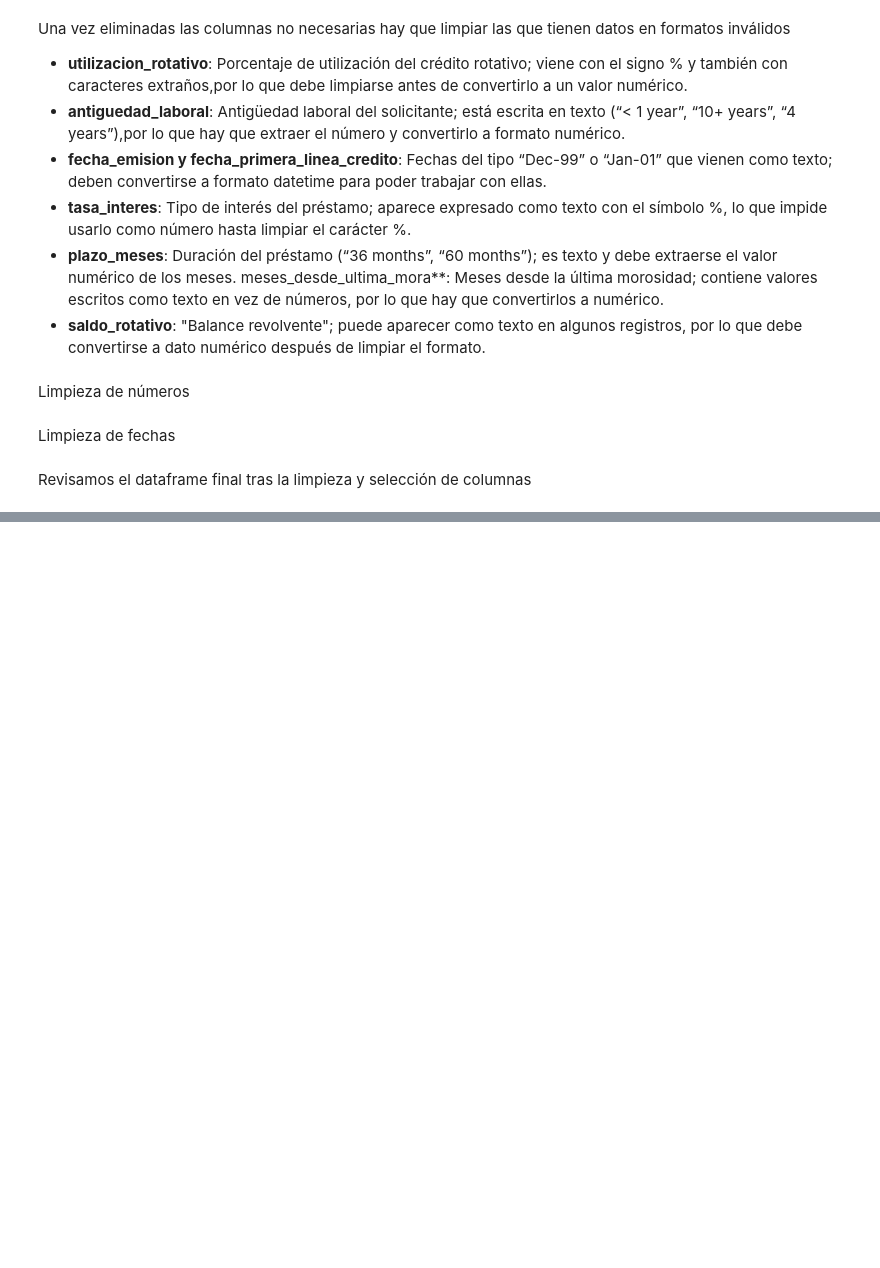
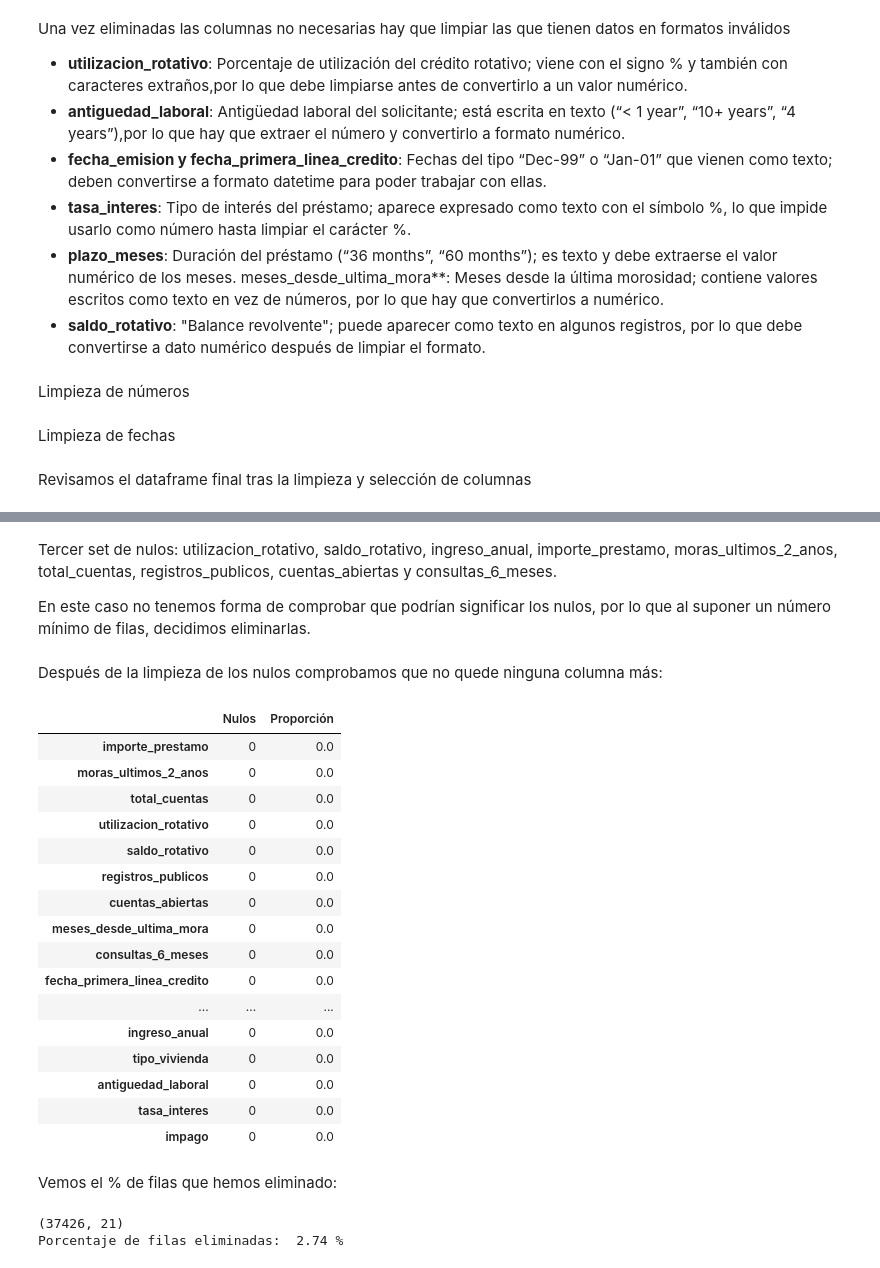
Before and after one commit to Jxweyy/CUNEF__PROYECTO_APRENDIZAJE_AUTOMATICO, a Jupyter notebook: 00_EDA.ipynb, the cells around one changed output, grey strips where cells are left out. Drawn from its saved outputs; the diff is of its cells as text; code cells hidden in the pictures; blank space fills up the shorter version.

```diff
--- a/00_EDA.ipynb
+++ b/00_EDA.ipynb
@@ -242,0 +288,6 @@ df.head(15)
+# %%
+df_filtrado_meses_mora = df[df["meses_desde_ultima_mora"].isna()]
+
+print(df_filtrado_meses_mora["moras_ultimos_2_anos"].value_counts())
+
+df["meses_desde_ultima_mora"] = df["meses_desde_ultima_mora"].fillna(0)
@@ -242,0 +304,6 @@ df.head(15)
+# %%
+df_filtrado_antiguedad_laboral = df[df["antiguedad_laboral"].isnull()]
+
+print(df_filtrado_antiguedad_laboral["ingreso_anual"])
+
+df = df.dropna(subset=["antiguedad_laboral"])
@@ -242,0 +323,49 @@ df.head(15)
+# %% [markdown]
+Tercer set de nulos: utilizacion_rotativo, saldo_rotativo, ingreso_anual, importe_prestamo, moras_ultimos_2_anos, total_cuentas, registros_publicos, cuentas_abiertas y consultas_6_meses.
+
+En este caso no tenemos forma de comprobar que podrían significar los nulos, por lo que al suponer un número mínimo de filas, decidimos eliminarlas.
+# %%
+columnas_nulos = ["utilizacion_rotativo", "saldo_rotativo", "ingreso_anual", "importe_prestamo", "moras_ultimos_2_anos",
+                  "total_cuentas", "registros_publicos", "cuentas_abiertas", "consultas_6_meses"]
+
+for columna in columnas_nulos:
+    df = df.dropna(subset=[columna])
+# %% [markdown]
+Después de la limpieza de los nulos comprobamos que no quede ninguna columna más:
+# %%
+nulos = pd.DataFrame({
+    "Nulos": df.isna().sum(),
+    "Proporción": df.isna().mean()
+}).sort_values("Proporción", ascending=False)
+
+nulos
+# %% [output]
+|  | Nulos | Proporción |
+| importe_prestamo | 0 | 0.0 |
+| moras_ultimos_2_anos | 0 | 0.0 |
+| total_cuentas | 0 | 0.0 |
+| utilizacion_rotativo | 0 | 0.0 |
+| saldo_rotativo | 0 | 0.0 |
+| registros_publicos | 0 | 0.0 |
+| cuentas_abiertas | 0 | 0.0 |
+| meses_desde_ultima_mora | 0 | 0.0 |
+| consultas_6_meses | 0 | 0.0 |
+| fecha_primera_linea_credito | 0 | 0.0 |
+| ... | ... | ... |
+| ingreso_anual | 0 | 0.0 |
+| tipo_vivienda | 0 | 0.0 |
+| antiguedad_laboral | 0 | 0.0 |
+| tasa_interes | 0 | 0.0 |
+| impago | 0 | 0.0 |
+# %% [markdown]
+Vemos el % de filas que hemos eliminado:
+# %%
+estructura_filas_final = df.shape
+
+print(estructura_filas_final)
+
+porc_columnas_eliminadas = (estructura_filas_inicio[0] - estructura_filas_final[0]) / estructura_filas_inicio[0] * 100
+print("Porcentaje de filas eliminadas: ", round(porc_columnas_eliminadas, 2), "%")
+# %% [output]
+(37426, 21)
+Porcentaje de filas eliminadas:  2.74 %
```
Also changed, not shown: parts of 14 cells of this notebook, 2 other files.
